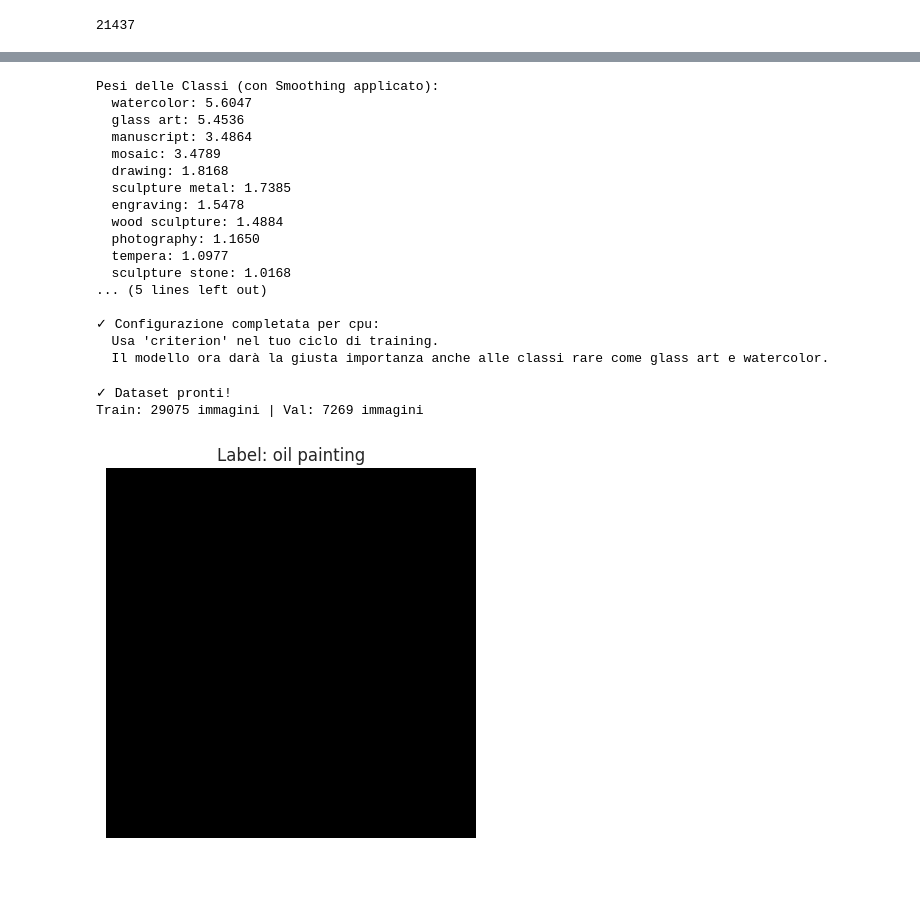
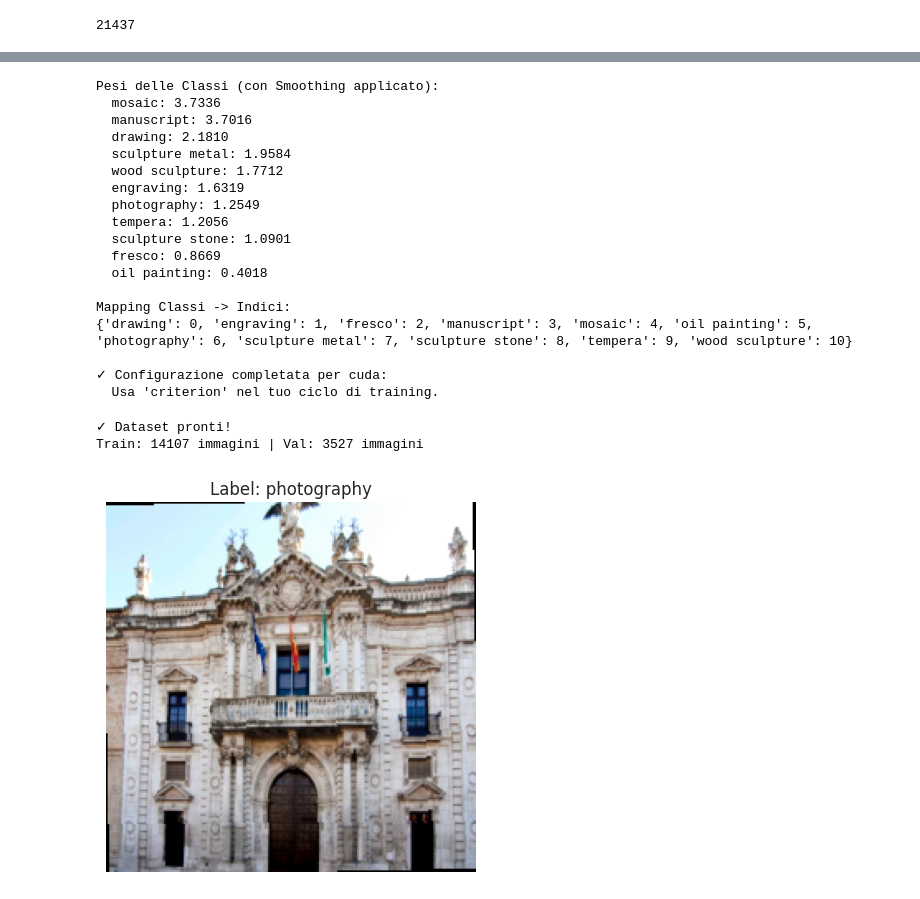
Before and after one commit to alispada/computervision-ML4H, a Jupyter notebook: technique_recognition.ipynb, the cells around one changed output, grey strips where cells are left out. Cells and saved outputs as stored; diff of their text form; code cells hidden in the pictures.

```diff
--- a/technique_recognition.ipynb
+++ b/technique_recognition.ipynb
@@ -115,7 +109,10 @@ unique classes: ['oil on copper', 'oil on canvas', 'copperplate', 'wood', 'maiol
 # %%
 # Filter techniques with count >= 50
-technique_counts = df['TECHNIQUE_CLEAN'].value_counts()
-techniques_filtered = technique_counts[technique_counts >= 50].index.tolist()
+fraction = 0.5
+df_sampled = df.sample(frac=fraction, random_state=42).reset_index(drop=True)
+
+technique_counts_sampled = df_sampled['TECHNIQUE_CLEAN'].value_counts()
+techniques_filtered = technique_counts_sampled[technique_counts_sampled >= 50].index.tolist()
 
 # Remove '-' if it exists
 techniques_filtered = [t for t in techniques_filtered if t != '-']
@@ -124,12 +121,20 @@ print(f"Techniques with count >= 50: {techniques_filtered}")
 print(f"Number of techniques: {len(techniques_filtered)}")
 
 # Filter dataframe to keep only these techniques
-df_filtered = df[df['TECHNIQUE_CLEAN'].isin(techniques_filtered)].copy()
+df_filtered = df_sampled[df_sampled['TECHNIQUE_CLEAN'].isin(techniques_filtered)].copy()
+
+# 1. Rimuovi eventuali righe dove il nome del file è mancante (NaN)
+df_filtered = df_filtered.dropna(subset=['FILE'])
+
+# 2. Forza tutti i nomi dei file a essere stringhe (previene il TypeError)
+df_filtered['FILE'] = df_filtered['FILE'].astype(str)
+
+# 3. Rimuovi righe dove il nome file potrebbe essere una stringa vuota o "nan"
+df_filtered = df_filtered[df_filtered['FILE'].str.strip() != ""]
+df_filtered = df_filtered[df_filtered['FILE'].str.lower() != "nan"]
 
 
-df_filtered = df_filtered.reset_index(drop=True)
-
 print(f"\nOriginal dataset size: {len(df)}")
-print(f"Filtered dataset size (100%): {len(df_filtered)}")
+print(f"Filtered dataset size: {len(df_filtered)}")
 print(f"\nFiltered technique counts:\n{df_filtered['TECHNIQUE_CLEAN'].value_counts()}")
 # %% [output]
@@ -254,29 +257,29 @@ criterion = nn.CrossEntropyLoss(weight=class_weights_tensor)
 
 print(f"\n✓ Configurazione completata per {device}:")
 print(f"  Usa 'criterion' nel tuo ciclo di training.")
-print(f"  Il modello ora darà la giusta importanza anche alle classi rare come {techniques_grouped[3]} e {techniques_grouped[11]}.")
 # %% [output]
 Pesi delle Classi (con Smoothing applicato):
-  watercolor: 5.6047
-  glass art: 5.4536
-  manuscript: 3.4864
-  mosaic: 3.4789
-  drawing: 1.8168
-  sculpture metal: 1.7385
-  engraving: 1.5478
-  wood sculpture: 1.4884
-  photography: 1.1650
-  tempera: 1.0977
-  sculpture stone: 1.0168
-... (5 lines left out)
+  mosaic: 3.7336
+  manuscript: 3.7016
+  drawing: 2.1810
+  sculpture metal: 1.9584
+  wood sculpture: 1.7712
+  engraving: 1.6319
+  photography: 1.2549
+  tempera: 1.2056
+  sculpture stone: 1.0901
+  fresco: 0.8669
+  oil painting: 0.4018
 
-✓ Configurazione completata per cpu:
+Mapping Classi -> Indici:
+{'drawing': 0, 'engraving': 1, 'fresco': 2, 'manuscript': 3, 'mosaic': 4, 'oil painting': 5, 'photography': 6, 'sculpture metal': 7, 'sculpture stone': 8, 'tempera': 9, 'wood sculpture': 10}
+
+✓ Configurazione completata per cuda:
   Usa 'criterion' nel tuo ciclo di training.
-  Il modello ora darà la giusta importanza anche alle classi rare come glass art e watercolor.
 # %%
 # === Custom Dataset Class ===
 class CustomImageDataset(Dataset):
-    def __init__(self, dataframe, class_to_idx, img_dir='dataset/toy_dataset', transform=None):
+    def __init__(self, dataframe, class_to_idx, img_dir='data/dataset/toy_dataset', transform=None):
         self.dataframe = dataframe.reset_index(drop=True)
         self.class_to_idx = class_to_idx
         self.img_dir = img_dir
@@ -304,11 +307,13 @@ class CustomImageDataset(Dataset):
         return image, label
 
 # === Trasformazioni ===
-transform_train = transforms.Compose([
+transform_train =transforms.Compose([
     transforms.Resize((256, 256)),
     transforms.RandomCrop(224),
     transforms.RandomHorizontalFlip(),
     transforms.RandomRotation(15),
+    # Aggiungiamo variazione di colore per simulare diverse esposizioni
+    transforms.ColorJitter(brightness=0.2, contrast=0.2, saturation=0.2),
     transforms.ToTensor(),
     transforms.Normalize(mean=[0.485, 0.456, 0.406], std=[0.229, 0.224, 0.225])
 ])
@@ -319,7 +324,6 @@ transform_val = transforms.Compose([
     transforms.ToTensor(),
     transforms.Normalize(mean=[0.485, 0.456, 0.406], std=[0.229, 0.224, 0.225])
 ])
-
 # === Split Dataset ===
 train_size = int(0.8 * len(df_filtered))
 val_size = len(df_filtered) - train_size
@@ -332,14 +336,14 @@ train_df_split = train_df_split.reset_index(drop=True)
 train_dataset = CustomImageDataset(
     dataframe=train_df_split,
     class_to_idx=class_to_idx,
-    img_dir='dataset/toy_dataset',
+    img_dir='data/dataset/toy_dataset',
     transform=transform_train
 )
 
 val_dataset = CustomImageDataset(
     dataframe=val_df_split,
     class_to_idx=class_to_idx,
-    img_dir='dataset/toy_dataset',
+    img_dir='data/dataset/toy_dataset',
     transform=transform_val
 )
 
@@ -360,36 +364,36 @@ print(f"✓ Dataset pronti!")
 print(f"Train: {len(train_dataset)} immagini | Val: {len(val_dataset)} immagini")
 # %% [output]
 ✓ Dataset pronti!
-Train: 29075 immagini | Val: 7269 immagini
+Train: 14107 immagini | Val: 3527 immagini
 # %%
 # === Visualizza alcune immagini con le loro true label ===
 # Funzione semplificata per mostrare un'immagine
 import matplotlib.pyplot as plt
 import torch
 
 # Questo comando assicura che i grafici vengano mostrati sotto la cella
 %matplotlib inline
 
 def plot_example_image(dataset, index):
     image, label = dataset[index]
 
     # Denormalizza l'immagine (semplice come nell'esempio)
     image = image * torch.tensor([0.229, 0.224, 0.225]).unsqueeze(1).unsqueeze(2) + torch.tensor([0.485, 0.456, 0.406]).unsqueeze(1).unsqueeze(2)
 
     # Converti in numpy array per il plotting
     image = image.permute(1, 2, 0).numpy()  # Da CxHxW a HxWxC
     image = image.clip(0, 1)  # Assicura valori tra 0 e 1
 
     # Ottieni la stringa del label
     label_str = idx_to_class[label]  # Usa il mapping globale
 
     # Mostra l'immagine
     plt.imshow(image)
     plt.title(f"Label: {label_str}")
     plt.axis('off')
     plt.show()
 
 # Mostra alcune immagini di esempio
-plot_example_image(train_dataset, index=30)
+plot_example_image(train_dataset, index=2)
 # %% [output]
-[figure, old version]
+[figure, new version]
```
Also changed, not shown: parts of 12 cells of this notebook.
